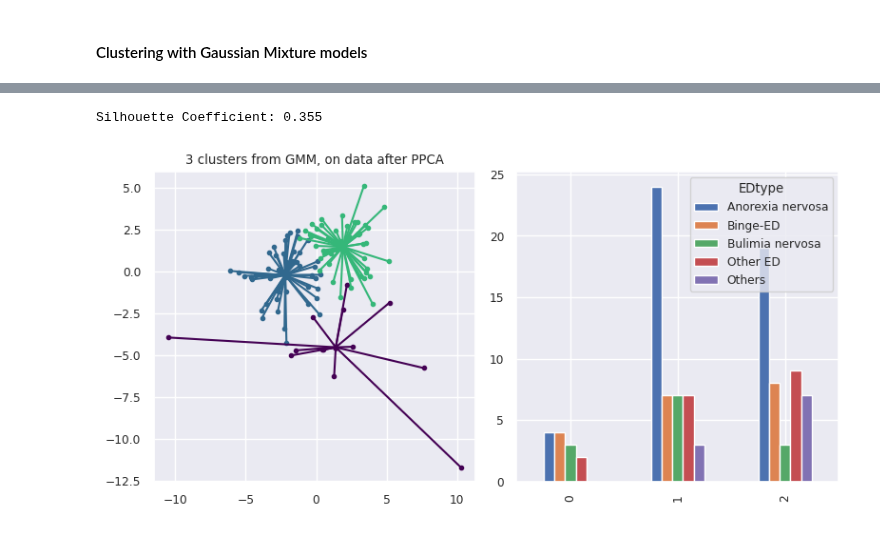
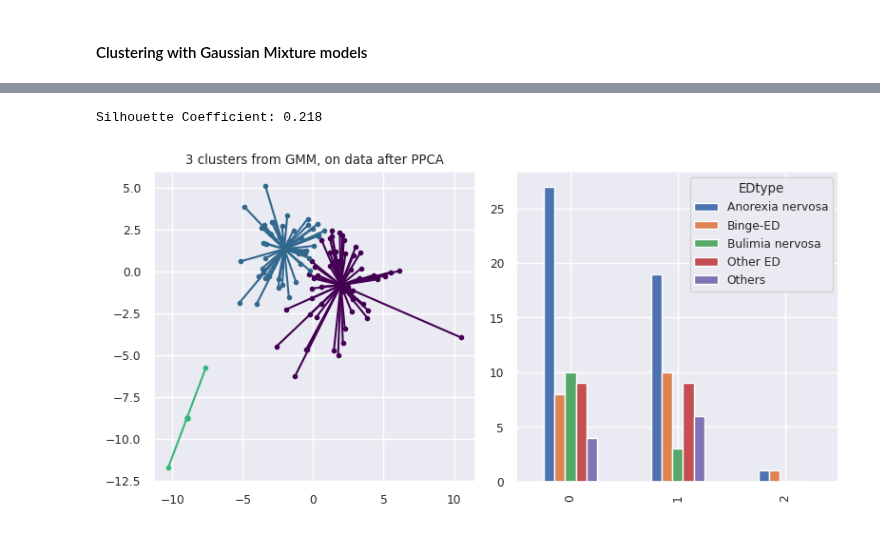
Before and after one commit to SrGh31/ED-profiling, a Jupyter notebook: Exploratory.ipynb, the cells around one changed output, grey strips where cells are left out. Drawn from its saved outputs; the diff is of its cells as text; code cells hidden in the pictures.

Commit message:
Updated figures for clustering with AP and GMM

```diff
--- a/Exploratory.ipynb
+++ b/Exploratory.ipynb
@@ -421,0 +421,12 @@ Silhouette Coefficient: 0.607
+# %%
+param_grid2 = {"n_components": range(3, 12),
+    "covariance_type": ["diag", "full", "spherical"],
+    "init_params":['kmeans','k-means++', 'random_from_data']}
+grid_search2 = GridSearchCV(GaussianMixture(n_init=20, max_iter=300), param_grid=param_grid2, scoring=gmm_bic_score)
+grid_search2.fit(component_mat)
+df2 = pd.DataFrame(grid_search2.cv_results_)[
+    ["param_n_components", "param_covariance_type","param_init_params", "mean_test_score", ]]
+df2["mean_test_score"] = -df2["mean_test_score"]
+df2 = df2.rename(columns={"param_n_components": "Number of components",
+"param_covariance_type": "Type of covariance", "param_init_params": "Init params", "mean_test_score": "BIC score"})
+df2.sort_values(by=["BIC score"]).head()
@@ -422,34 +440,34 @@ Silhouette Coefficient: 0.607
 # %%
 n_components, data_to_cluster=3, component_mat
-gmm_model=GaussianMixture(n_init=10, max_iter=200, n_components=n_components, covariance_type='spherical',
-                          init_params='k-means++', random_state=11).fit(data_to_cluster)
-gmm_labels=gmm_model.predict(data_to_cluster)
-print("Silhouette Coefficient: %0.3f"% metrics.silhouette_score(data_to_cluster, gmm_labels, metric="cosine"))
-gmm_ED_cluster=df_train_explore[['EDtype', 'EDEQscore']].copy()
-gmm_ED_cluster['GMMcluster']=gmm_labels
+gmm_model2=GaussianMixture(n_init=20, max_iter=300, n_components=n_components, covariance_type='spherical',
+                          init_params='kmeans', random_state=0).fit(data_to_cluster)
+gmm_labels2=gmm_model2.predict(data_to_cluster)
+print("Silhouette Coefficient: %0.3f"% metrics.silhouette_score(data_to_cluster, gmm_labels2, metric="cosine"))
+gmm_ED_cluster2=df_train_explore[['EDtype', 'EDEQscore']].copy()
+gmm_ED_cluster2['GMMcluster']=gmm_labels2
 fig6, ax6=plt.subplots(1,2, figsize=(8,4))
 colors = plt.cycler("color", plt.cm.viridis(np.linspace(0, 1, n_components+1)))
-gmm_cluster_median_profile, gmm_EDtype_per_cluster={},{}
+gmm_cluster_median_profile2, gmm_EDtype_per_cluster2={},{}
 for k, col in zip(range(n_components), colors):
-    class_members = gmm_labels == k
-    gmm_cluster_median_profile[k]=df_train_explore[cols2consider].iloc[class_members].median(skipna=True)
-    gmm_cluster_median_profile[k]['Edu_codes']=df_train_explore['Highest_Edu'].iloc[class_members].value_counts().keys()[0]
-    gmm_cluster_median_profile[k]['ED_Codes']=df_train_explore['EDtype'].iloc[class_members].value_counts().keys()[0]
-    gmm_EDtype_per_cluster[k]=df_train_explore['EDtype'].iloc[class_members].value_counts().sort_index()
-    gmm_cluster_center = data_to_cluster[gmm_labels == k].mean(axis=0)
+    class_members = gmm_labels2 == k
+    gmm_cluster_median_profile2[k]=df_train_explore[cols2consider].iloc[class_members].median(skipna=True)
+    gmm_cluster_median_profile2[k]['Edu_codes']=df_train_explore['Highest_Edu'].iloc[class_members].value_counts().keys()[0]
+    gmm_cluster_median_profile2[k]['ED_Codes']=df_train_explore['EDtype'].iloc[class_members].value_counts().keys()[0]
+    gmm_EDtype_per_cluster2[k]=df_train_explore['EDtype'].iloc[class_members].value_counts().sort_index()
+    gmm_cluster_center2 = data_to_cluster[gmm_labels2 == k].mean(axis=0)
     ax6[0].scatter(data_to_cluster[class_members, 0], data_to_cluster[class_members, 1],color=col["color"], marker=".")
-    ax6[0].scatter(gmm_cluster_center[0], gmm_cluster_center[1], s=14, color=col["color"], marker="o")
+    ax6[0].scatter(gmm_cluster_center2[0], gmm_cluster_center2[1], s=14, color=col["color"], marker="o")
     for x in data_to_cluster[class_members]:
-        ax6[0].plot([gmm_cluster_center[0], x[0]], [gmm_cluster_center[1], x[1]], color=col["color"])
+        ax6[0].plot([gmm_cluster_center2[0], x[0]], [gmm_cluster_center2[1], x[1]], color=col["color"])
 
 ax6[0].set_title("%d clusters from GMM, on data after PPCA" % n_components)
-gmm_cluster_df=pd.DataFrame.from_dict(gmm_cluster_median_profile).T
-gmm_cluster_df.insert(0, 'Cluster',np.array(list(range(n_components)))+1)
-gmm_ED_cluster_df=pd.DataFrame.from_dict(gmm_EDtype_per_cluster).T
-gmm_ED_cluster_df.rename(columns={'EDtype':'Cluster'}, inplace=True)
-gmm_ED_cluster_df.plot.bar(ax=ax6[1])
+gmm_cluster_df2=pd.DataFrame.from_dict(gmm_cluster_median_profile2).T
+gmm_cluster_df2.insert(0, 'Cluster',np.array(list(range(n_components)))+1)
+gmm_ED_cluster_df2=pd.DataFrame.from_dict(gmm_EDtype_per_cluster2).T
+gmm_ED_cluster_df2.rename(columns={'EDtype':'Cluster'}, inplace=True)
+gmm_ED_cluster_df2.plot.bar(ax=ax6[1])
 plt.tight_layout()
 plt.savefig('figs/ED_combinedDatasets_PPCA_GMM_Clustering.pdf')
 # %% [output]
-Silhouette Coefficient: 0.355
+Silhouette Coefficient: 0.218
-[figure, old version]
+[figure, new version]
```
Also changed, not shown: parts of 7 cells of this notebook, 6 other files.
